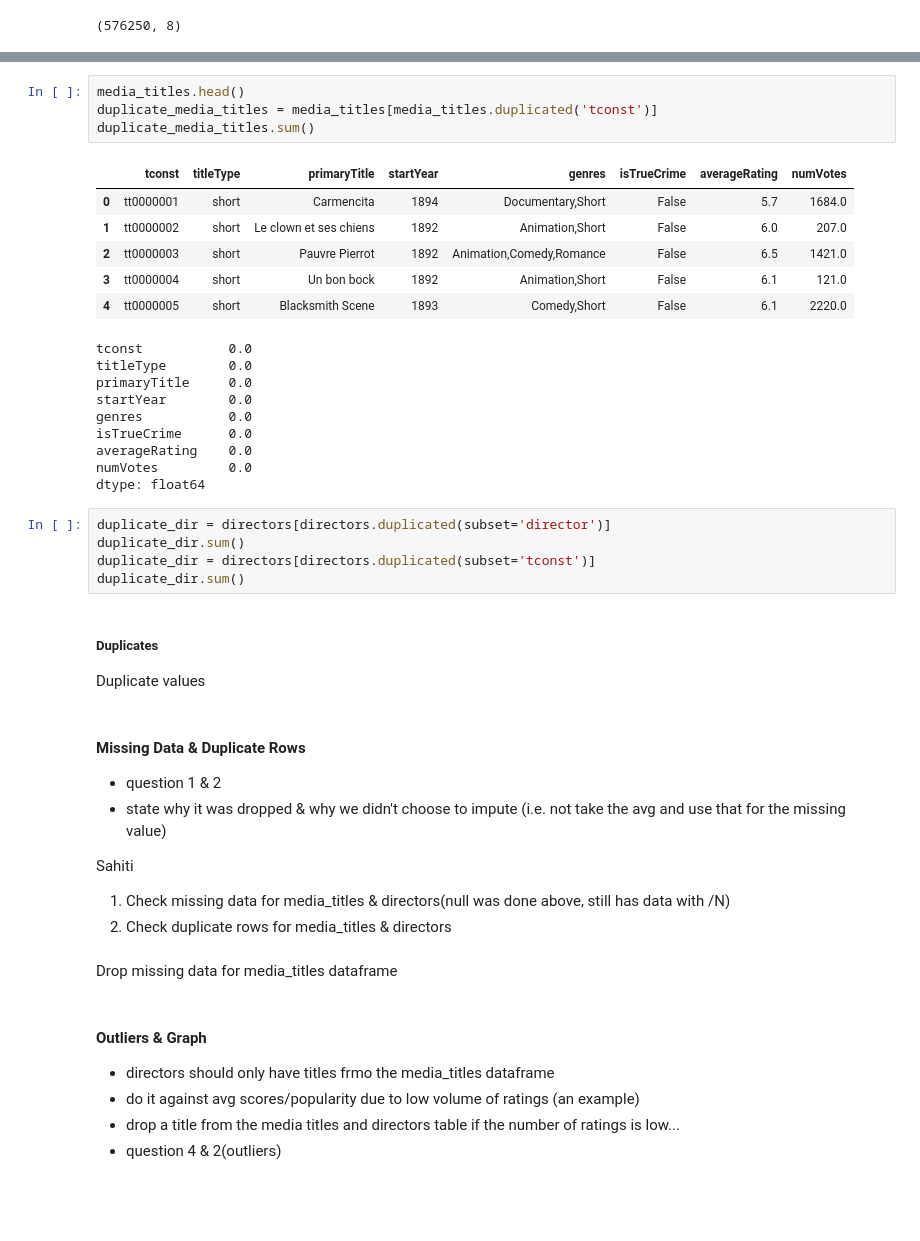
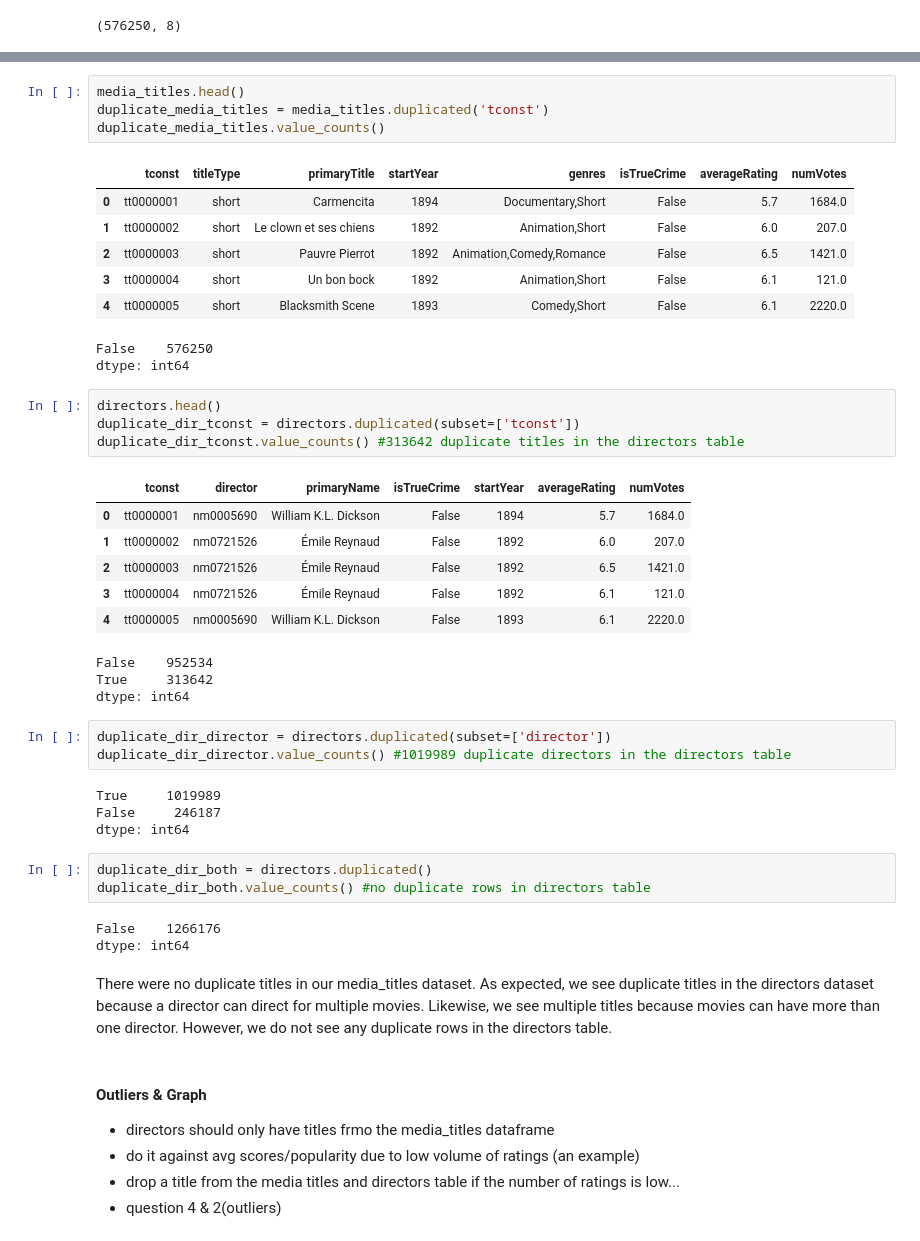
Before and after one commit to robords/NU_MS_EDA_Project, a Jupyter notebook: EDA_Project_Group_4.ipynb, the cells around one changed output, grey strips where cells are left out. Cells and saved outputs as stored; diff of their text form; blank space fills up the shorter version.

```diff
--- a/EDA_Project_Group_4.ipynb
+++ b/EDA_Project_Group_4.ipynb
@@ -508,7 +675,7 @@ We now have 576,250 titles in our media_titles data set. We dropped 1,491,737 ti
 # %%
 media_titles.head()
-duplicate_media_titles = media_titles[media_titles.duplicated('tconst')]
-duplicate_media_titles.sum()
+duplicate_media_titles = media_titles.duplicated('tconst')
+duplicate_media_titles.value_counts()
 # %% [output]
 |  | tconst | titleType | primaryTitle | startYear | genres | isTrueCrime | averageRating | numVotes |
 | 0 | tt0000001 | short | Carmencita | 1894 | Documentary,Short | False | 5.7 | 1684.0 |
@@ -516,36 +683,37 @@ duplicate_media_titles.sum()
 | 2 | tt0000003 | short | Pauvre Pierrot | 1892 | Animation,Comedy,Romance | False | 6.5 | 1421.0 |
 | 3 | tt0000004 | short | Un bon bock | 1892 | Animation,Short | False | 6.1 | 121.0 |
 | 4 | tt0000005 | short | Blacksmith Scene | 1893 | Comedy,Short | False | 6.1 | 2220.0 |
-tconst           0.0
-titleType        0.0
-primaryTitle     0.0
-startYear        0.0
-genres           0.0
-isTrueCrime      0.0
-averageRating    0.0
-numVotes         0.0
-dtype: float64
+False    576250
+dtype: int64
-# %%
-duplicate_dir = directors[directors.duplicated(subset='director')]
-duplicate_dir.sum()
-duplicate_dir = directors[directors.duplicated(subset='tconst')]
-duplicate_dir.sum()
-# %% [markdown]
-##### Duplicates
-
-Duplicate values
-# %% [markdown]
-#### Missing Data & Duplicate Rows
-
-* question 1 & 2
-* state why it was dropped & why we didn't choose to impute (i.e. not take the avg and use that for the missing value)
-
-Sahiti
-
-1) Check missing data for media_titles & directors(null was done above, still has data with /N)
-2) Check duplicate rows for media_titles & directors
-# %% [markdown]
-Drop missing data for media_titles dataframe
+# %%
+directors.head()
+duplicate_dir_tconst = directors.duplicated(subset=['tconst'])
+duplicate_dir_tconst.value_counts() #313642 duplicate titles in the directors table
+# %% [output]
+|  | tconst | director | primaryName | isTrueCrime | startYear | averageRating | numVotes |
+| 0 | tt0000001 | nm0005690 | William K.L. Dickson | False | 1894 | 5.7 | 1684.0 |
+| 1 | tt0000002 | nm0721526 | Émile Reynaud | False | 1892 | 6.0 | 207.0 |
+| 2 | tt0000003 | nm0721526 | Émile Reynaud | False | 1892 | 6.5 | 1421.0 |
+| 3 | tt0000004 | nm0721526 | Émile Reynaud | False | 1892 | 6.1 | 121.0 |
+| 4 | tt0000005 | nm0005690 | William K.L. Dickson | False | 1893 | 6.1 | 2220.0 |
+False    952534
+True     313642
+dtype: int64
+# %%
+duplicate_dir_director = directors.duplicated(subset=['director'])
+duplicate_dir_director.value_counts() #1019989 duplicate directors in the directors table
+# %% [output]
+True     1019989
+False     246187
+dtype: int64
+# %%
+duplicate_dir_both = directors.duplicated()
+duplicate_dir_both.value_counts() #no duplicate rows in directors table
+# %% [output]
+False    1266176
+dtype: int64
+# %% [markdown]
+There were no duplicate titles in our media_titles dataset. As expected, we see duplicate titles in the directors dataset because a director can direct for multiple movies. Likewise, we see multiple titles because movies can have more than one director. However, we do not see any duplicate rows in the directors table.
 # %% [markdown]
 #### Outliers & Graph
 
```
Also changed, not shown: parts of 24 cells of this notebook.
